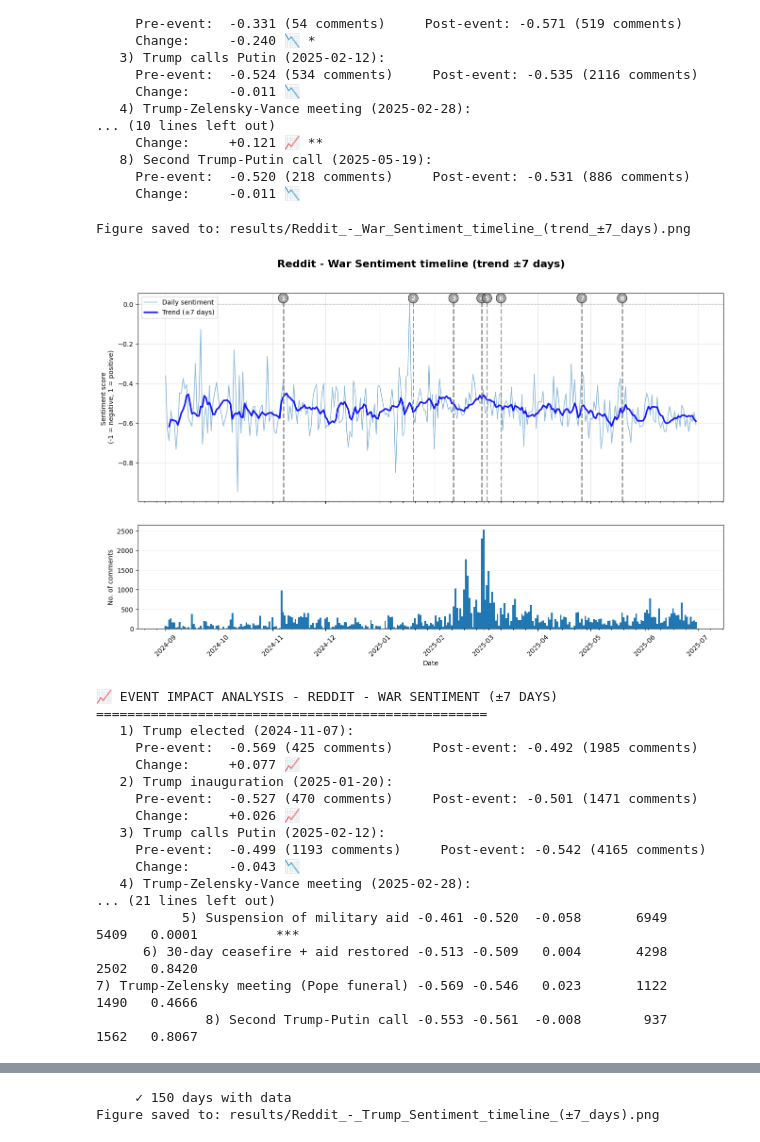
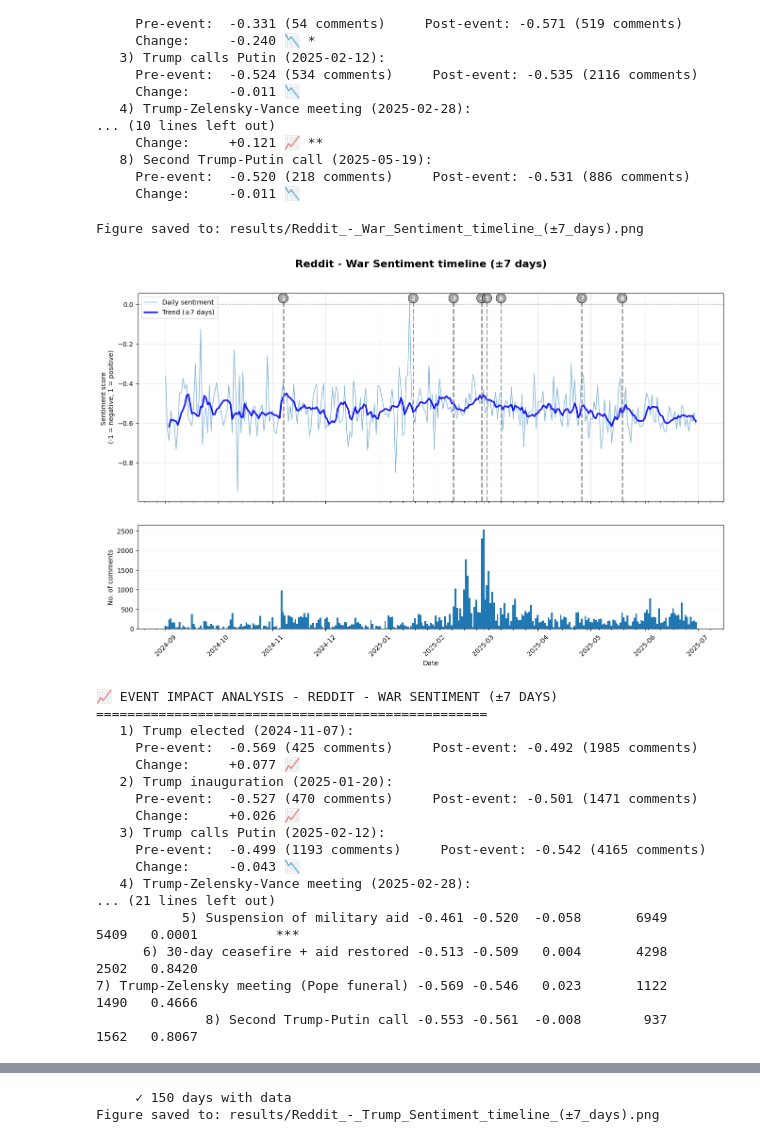
Before and after one commit to elisa-negrini/CSS_project, a Jupyter notebook: sentiment_analysis_final.ipynb, the cells around one changed output, grey strips where cells are left out. Drawn from its saved outputs; the diff is of its cells as text; code cells hidden in the pictures.

Commit message:
change title plot.

```diff
--- a/sentiment_analysis_final.ipynb
+++ b/sentiment_analysis_final.ipynb
@@ -1434,37 +1434,37 @@ fig, (event_list, img_path) = plot_trends_compare_with_volume_and_events(
     timeline_data=timeline_guerra_reddit,
     events_dict=key_events,
     date_column='comment_created_utc',
-    title='Reddit - War Sentiment timeline (trend ±7 days)',
+    title='Reddit - War Sentiment timeline (±7 days)',
     min_comments_for_line=3,
     figsize=(16, 9)
 )
 
 print("Figure saved to:", img_path)
 plt.show()
 
 # 3) Simple impact on actual comments (±7 days) — with p-value
 impact1_7d = analyze_single_sentiment_impact(
     df=reddit_relevance,
     events_dict=key_events,
     date_column='comment_created_utc',
     sentiment_column='sentiment_numeric',
     sentiment_name='Reddit - War Sentiment (±7 days)',
     window_days=7
 )
 
 # Compact table with p-value
 if isinstance(impact1_7d, dict) and impact1_7d:
     impact_df = (pd.DataFrame.from_dict(impact1_7d, orient='index')
                    .reset_index().rename(columns={'index':'event'}))
     cols = ["event","pre","post","change","pre_count","post_count","p_value","significance"]
     impact_df = impact_df[cols]
     print("\n🧪 Event impact (±7 days) on sentiment_numeric:")
     print(impact_df.round({"pre":3,"post":3,"change":3,"p_value":4}).to_string(index=False))
 else:
     print("\nNo impact results available (insufficient data in the windows).")
 # %% [output]
-Figure saved to: results/Reddit_-_War_Sentiment_timeline_(trend_±7_days).png
+Figure saved to: results/Reddit_-_War_Sentiment_timeline_(±7_days).png
-[figure, old version]
+[figure, new version]
 📈 EVENT IMPACT ANALYSIS - REDDIT - WAR SENTIMENT (±7 DAYS)
 ==================================================
    1) Trump elected (2024-11-07):
```
Also changed, not shown: parts of 1 cell of this notebook, 2 other files.
